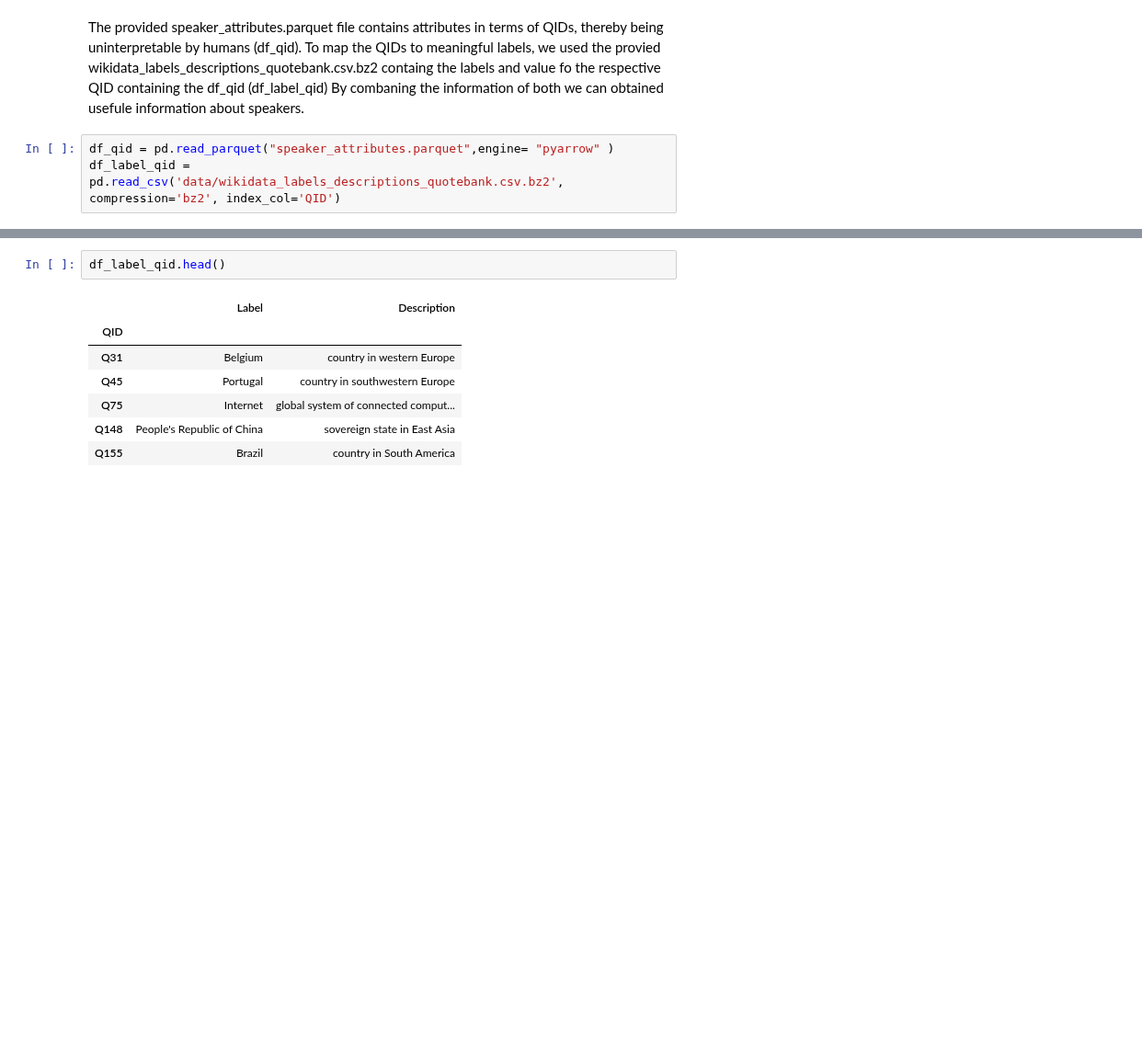
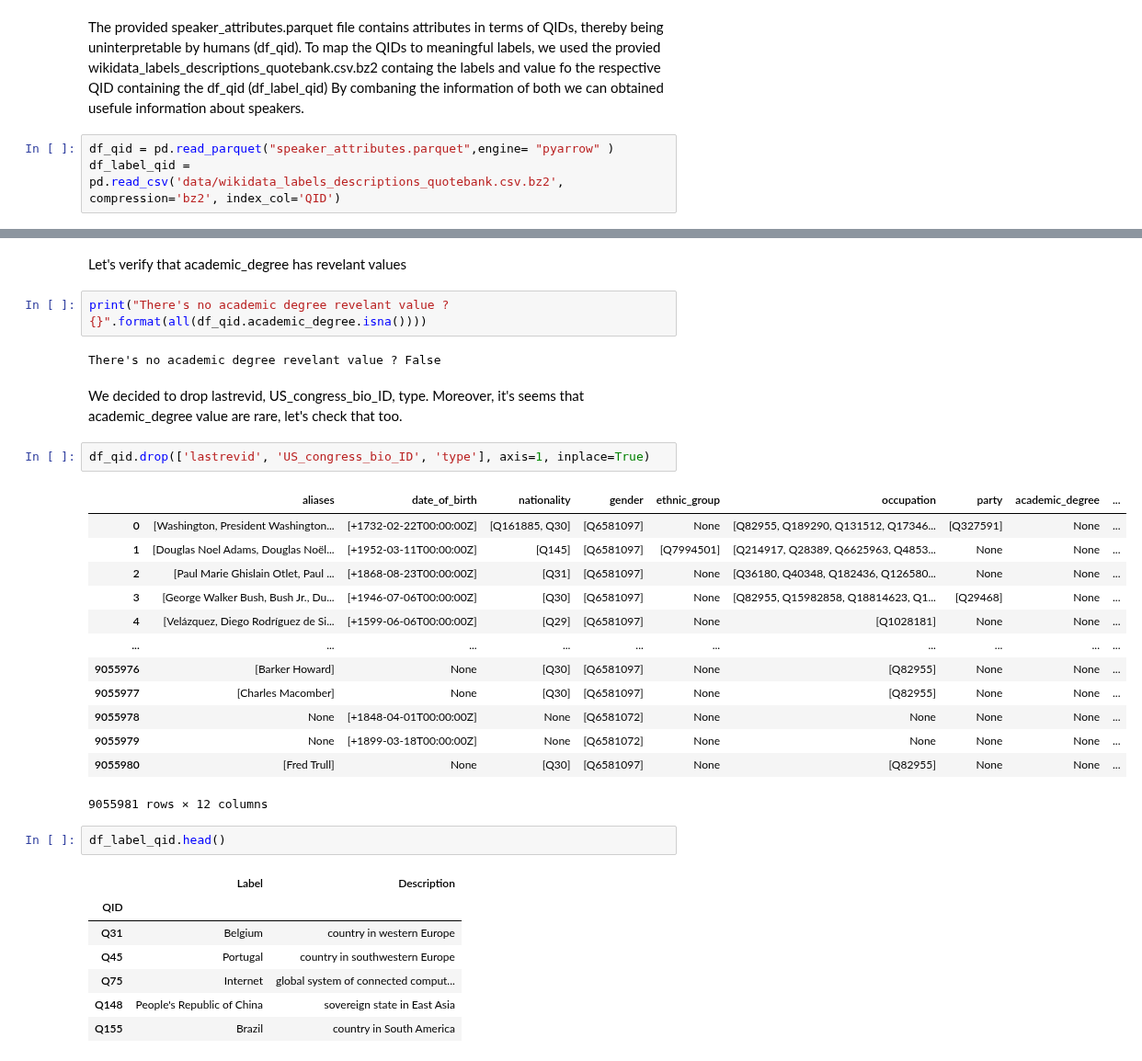
Before and after one commit to epfl-ada/ada-2021-project-avada-kedavra, a Jupyter notebook: da.ipynb, the cells around one changed output, grey strips where cells are left out. Shown at 92% size. Drawn from its saved outputs; the diff is of its cells as text; blank space fills up the shorter version.

```diff
--- a/da.ipynb
+++ b/da.ipynb
@@ -184,3 +209,27 @@ df_label_qid = pd.read_csv('data/wikidata_labels_descriptions_quotebank.csv.bz2'
+# %% [markdown]
+Let's verify that academic_degree has revelant values
+# %%
+print("There's no academic degree revelant value ? {}".format(all(df_qid.academic_degree.isna())))
+# %% [output]
+There's no academic degree revelant value ? False
+# %% [markdown]
+We decided to drop lastrevid, US_congress_bio_ID, type. Moreover, it's seems that academic_degree value are rare, let's check that too.
+# %%
+df_qid.drop(['lastrevid', 'US_congress_bio_ID', 'type'], axis=1, inplace=True)
+# %% [output]
+|  | aliases | date_of_birth | nationality | gender | ethnic_group | occupation | party | academic_degree | ... |
+| 0 | [Washington, President Washington... | [+1732-02-22T00:00:00Z] | [Q161885, Q30] | [Q6581097] | None | [Q82955, Q189290, Q131512, Q17346... | [Q327591] | None | ... |
+| 1 | [Douglas Noel Adams, Douglas Noël... | [+1952-03-11T00:00:00Z] | [Q145] | [Q6581097] | [Q7994501] | [Q214917, Q28389, Q6625963, Q4853... | None | None | ... |
+| 2 | [Paul Marie Ghislain Otlet, Paul ... | [+1868-08-23T00:00:00Z] | [Q31] | [Q6581097] | None | [Q36180, Q40348, Q182436, Q126580... | None | None | ... |
+| 3 | [George Walker Bush, Bush Jr., Du... | [+1946-07-06T00:00:00Z] | [Q30] | [Q6581097] | None | [Q82955, Q15982858, Q18814623, Q1... | [Q29468] | None | ... |
+| 4 | [Velázquez, Diego Rodríguez de Si... | [+1599-06-06T00:00:00Z] | [Q29] | [Q6581097] | None | [Q1028181] | None | None | ... |
+| ... | ... | ... | ... | ... | ... | ... | ... | ... | ... |
+| 9055976 | [Barker Howard] | None | [Q30] | [Q6581097] | None | [Q82955] | None | None | ... |
+| 9055977 | [Charles Macomber] | None | [Q30] | [Q6581097] | None | [Q82955] | None | None | ... |
+| 9055978 | None | [+1848-04-01T00:00:00Z] | None | [Q6581072] | None | None | None | None | ... |
+| 9055979 | None | [+1899-03-18T00:00:00Z] | None | [Q6581072] | None | None | None | None | ... |
+| 9055980 | [Fred Trull] | None | [Q30] | [Q6581097] | None | [Q82955] | None | None | ... |
+9055981 rows × 12 columns
 # %%
 df_label_qid.head()
 # %% [output]
```
Also changed, not shown: parts of 51 cells of this notebook.
